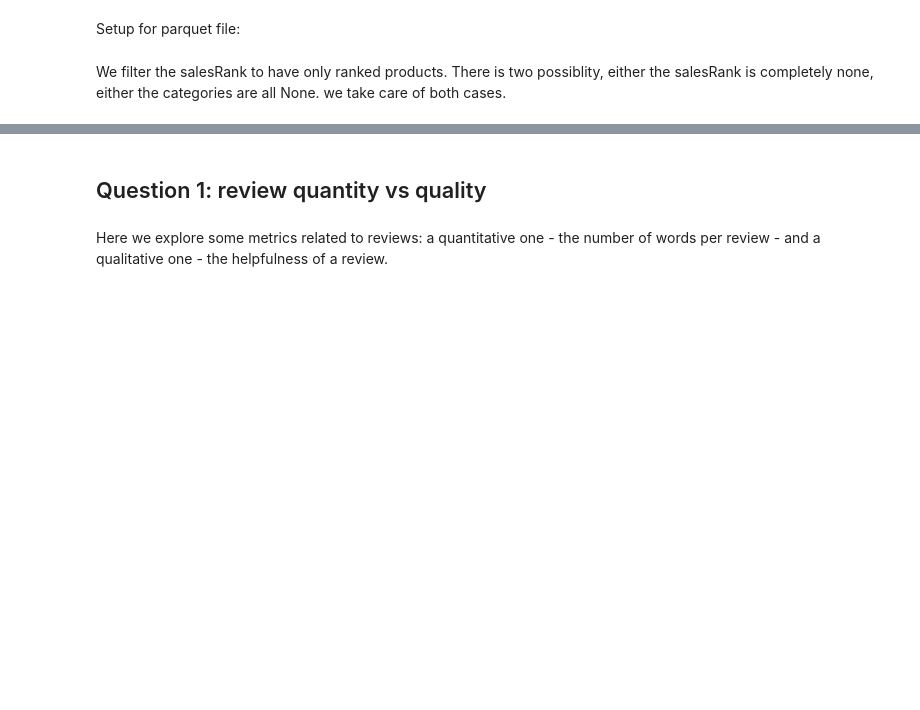
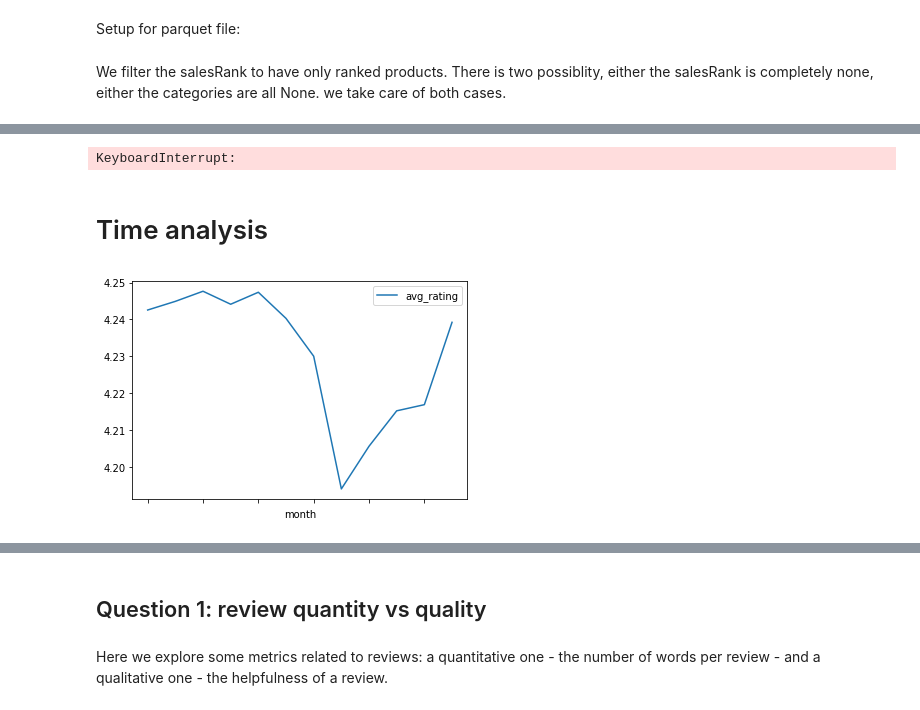
Before and after one commit to raphaelBarman/ADA-dh, a Jupyter notebook: project/Subset Exploration.ipynb, the cells around one changed output, grey strips where cells are left out. Cells and saved outputs as stored; diff of their text form; code cells hidden in the pictures; blank space fills up the shorter version.

```diff
--- a/project/Subset Exploration.ipynb
+++ b/project/Subset Exploration.ipynb
@@ -102,0 +109,39 @@ filtered_meta_df.count()
+# %%
+from pyspark.ml.feature import HashingTF, IDF, Tokenizer, StopWordsRemover, CountVectorizer, IDF
+from pyspark.ml.clustering import LDA
+
+tokenizer = Tokenizer(inputCol="reviewText", outputCol="raw")
+tokenized = tokenizer.transform(bad_reviews)
+
+remover = StopWordsRemover(inputCol="raw", outputCol="words")
+clean_text = remover.transform(tokenized)
+
+cv = CountVectorizer(inputCol="words", outputCol="rawFeatures", vocabSize = 1000)
+cvmodel = cv.fit(clean_text)
+featurizedData = cvmodel.transform(clean_text)
+
+vocab = cvmodel.vocabulary
+vocab_broadcast = sc.broadcast(vocab)
+
+idf = IDF(inputCol="rawFeatures", outputCol="features")
+idfModel = idf.fit(featurizedData)
+rescaledData = idfModel.transform(featurizedData) # TFIDF
+
+# Generate 25 Data-Driven Topics:
+# "em" = expectation-maximization
+lda = LDA(k=25, seed=123, optimizer="em", featuresCol="features")
+ldamodel = lda.fit(rescaledData)
+
+model.isDistributed()
+model.vocabSize()
+
+ldatopics = ldamodel.describeTopics()
+# Show the top 25 Topics
+ldatopics.show(25)
+# %% [output]
+KeyboardInterrupt:
+# %% [markdown]
+# Time analysis
+# %%
+df_time = df_review.withColumn("year", F.from_unixtime(df_review.unixReviewTime, "yyyy"))
+df_time = df_time.withColumn("month", F.from_unixtime(df_review.unixReviewTime, "MM"))
@@ -102,0 +151,5 @@ filtered_meta_df.count()
+# %%
+avg_year = df_time.groupBy("month").agg(F.mean("overall").alias("avg_rating"), F.stddev("overall").alias("std_rating")).toPandas()
+avg_year.sort_values(by='month').set_index("month").drop("std_rating", axis=1).plot();
+# %% [output]
+[figure, added]
```
Also changed, not shown: parts of 64 cells of this notebook.
